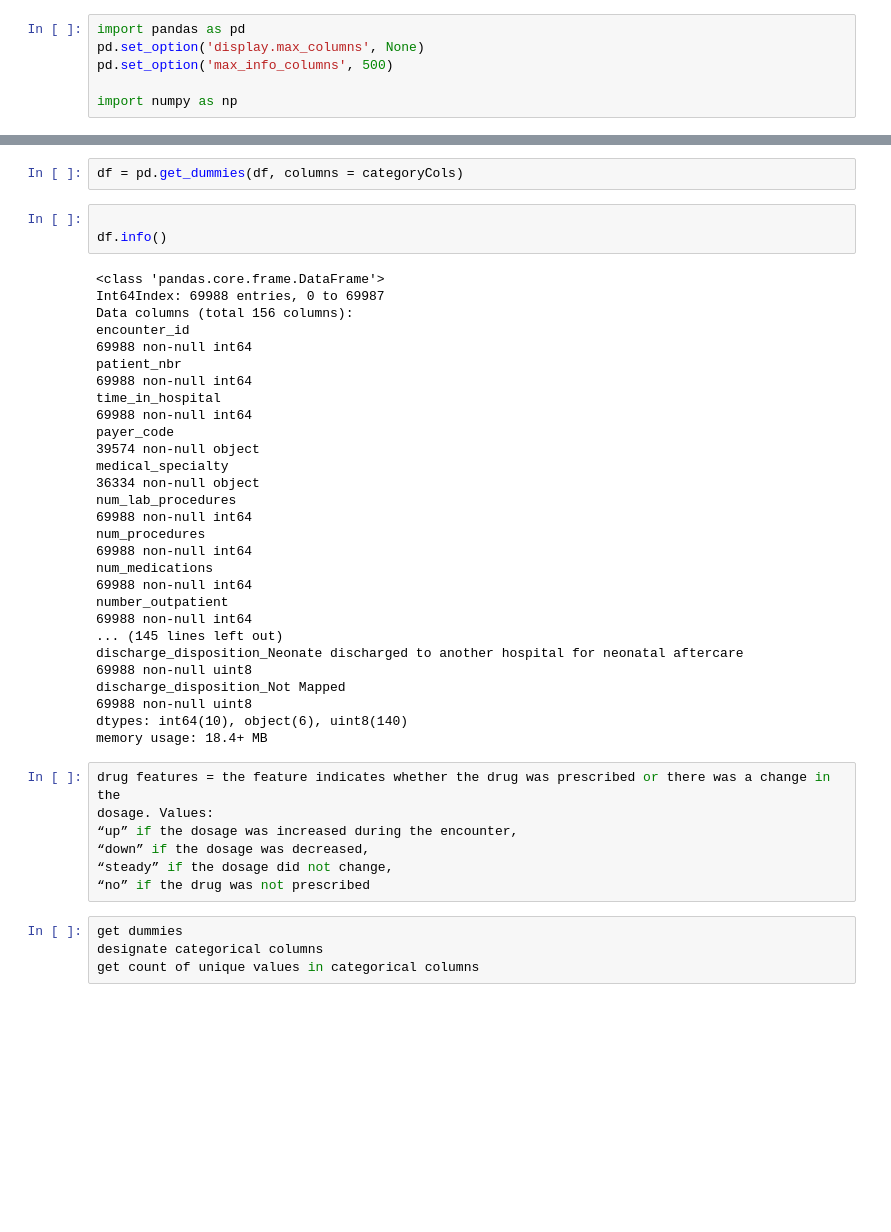
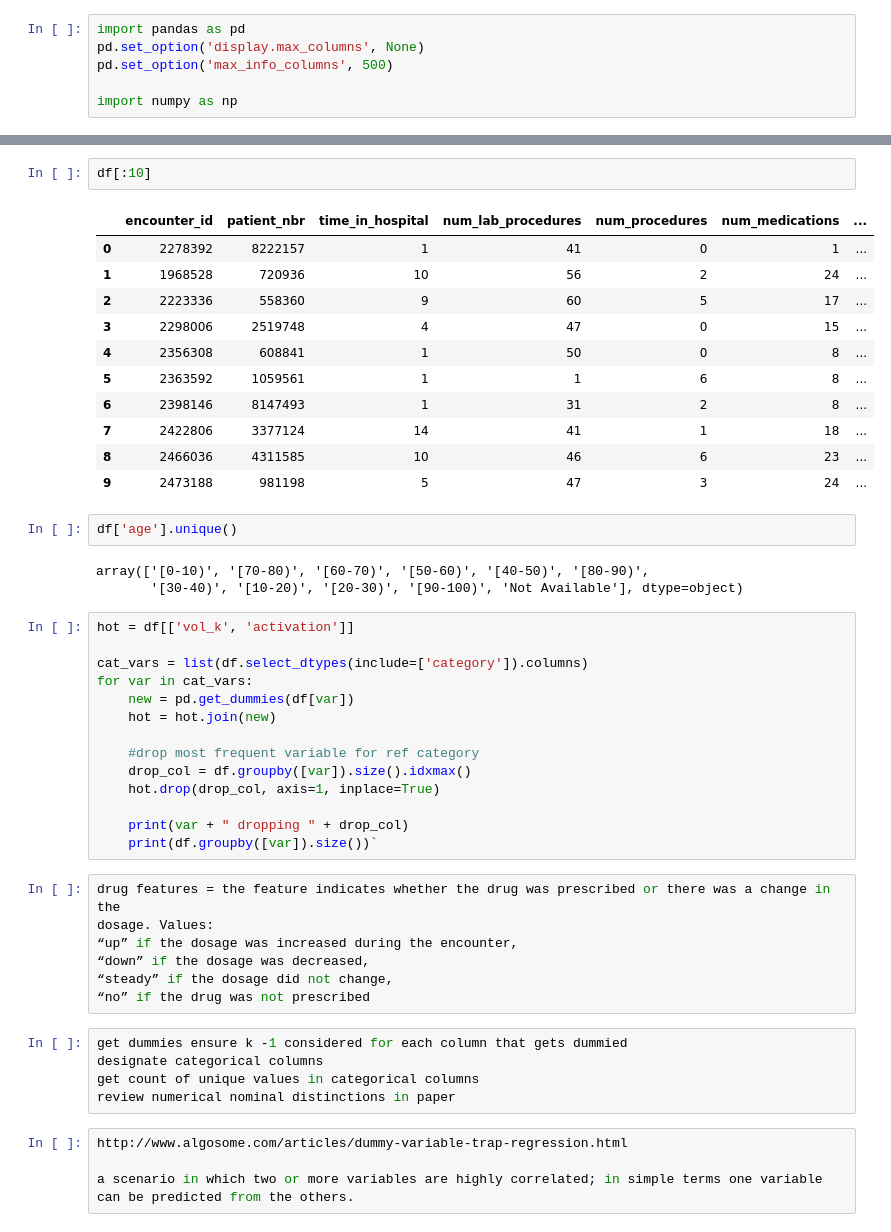
Before and after one commit to bigdata-i523/hid331, a Jupyter notebook: project/jupyter/project.ipynb, the cells around one changed output, grey strips where cells are left out. Saved outputs shown, nothing was run; the diff lists cells and outputs as text; blank space fills up the shorter version.

```diff
--- a/project/jupyter/project.ipynb
+++ b/project/jupyter/project.ipynb
@@ -52,26 +132,36 @@ categoryCols = ['race','gender','age','max_glu_serum', 'A1Cresult'
-# %%
-df = pd.get_dummies(df, columns = categoryCols)
-# %%
-
-df.info()
-# %% [output]
-<class 'pandas.core.frame.DataFrame'>
-Int64Index: 69988 entries, 0 to 69987
-Data columns (total 156 columns):
-encounter_id                                                                                                                       69988 non-null int64
-patient_nbr                                                                                                                        69988 non-null int64
-time_in_hospital                                                                                                                   69988 non-null int64
-payer_code                                                                                                                         39574 non-null object
-medical_specialty                                                                                                                  36334 non-null object
-num_lab_procedures                                                                                                                 69988 non-null int64
-num_procedures                                                                                                                     69988 non-null int64
-num_medications                                                                                                                    69988 non-null int64
-number_outpatient                                                                                                                  69988 non-null int64
-... (145 lines left out)
-discharge_disposition_Neonate discharged to another hospital for neonatal aftercare                                                69988 non-null uint8
-discharge_disposition_Not Mapped                                                                                                   69988 non-null uint8
-dtypes: int64(10), object(6), uint8(140)
-memory usage: 18.4+ MB
+# %%
+df[:10]
+# %% [output]
+|  | encounter_id | patient_nbr | time_in_hospital | num_lab_procedures | num_procedures | num_medications | ... |
+| 0 | 2278392 | 8222157 | 1 | 41 | 0 | 1 | ... |
+| 1 | 1968528 | 720936 | 10 | 56 | 2 | 24 | ... |
+| 2 | 2223336 | 558360 | 9 | 60 | 5 | 17 | ... |
+| 3 | 2298006 | 2519748 | 4 | 47 | 0 | 15 | ... |
+| 4 | 2356308 | 608841 | 1 | 50 | 0 | 8 | ... |
+| 5 | 2363592 | 1059561 | 1 | 1 | 6 | 8 | ... |
+| 6 | 2398146 | 8147493 | 1 | 31 | 2 | 8 | ... |
+| 7 | 2422806 | 3377124 | 14 | 41 | 1 | 18 | ... |
+| 8 | 2466036 | 4311585 | 10 | 46 | 6 | 23 | ... |
+| 9 | 2473188 | 981198 | 5 | 47 | 3 | 24 | ... |
+# %%
+df['age'].unique()
+# %% [output]
+array(['[0-10)', '[70-80)', '[60-70)', '[50-60)', '[40-50)', '[80-90)',
+       '[30-40)', '[10-20)', '[20-30)', '[90-100)', 'Not Available'], dtype=object)
+# %%
+hot = df[['vol_k', 'activation']]
+
+cat_vars = list(df.select_dtypes(include=['category']).columns)
+for var in cat_vars:
+    new = pd.get_dummies(df[var])
+    hot = hot.join(new)
+
+    #drop most frequent variable for ref category
+    drop_col = df.groupby([var]).size().idxmax()
+    hot.drop(drop_col, axis=1, inplace=True)
+
+    print(var + " dropping " + drop_col)
+    print(df.groupby([var]).size())`
 # %%
 drug features = the feature indicates whether the drug was prescribed or there was a change in the
 dosage. Values:
@@ -80,6 +170,11 @@ dosage. Values:
 “steady” if the dosage did not change,
 “no” if the drug was not prescribed
 # %%
-get dummies
+get dummies ensure k -1 considered for each column that gets dummied
 designate categorical columns
 get count of unique values in categorical columns
+review numerical nominal distinctions in paper
+# %%
+http://www.algosome.com/articles/dummy-variable-trap-regression.html
+
+a scenario in which two or more variables are highly correlated; in simple terms one variable can be predicted from the others.
```
Also changed, not shown: parts of 2 cells of this notebook, 1 other file.
